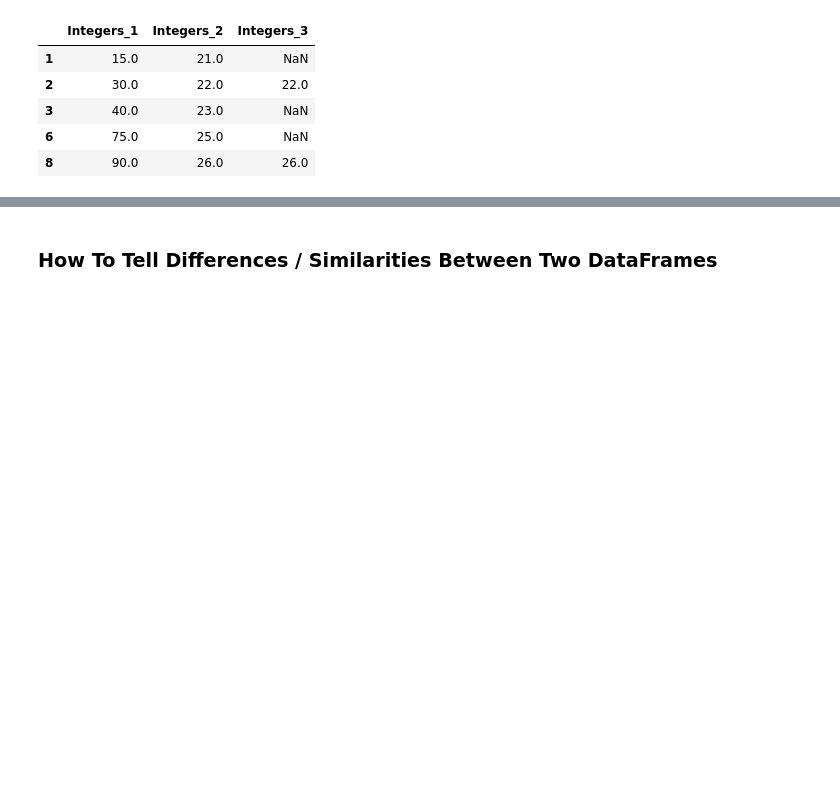
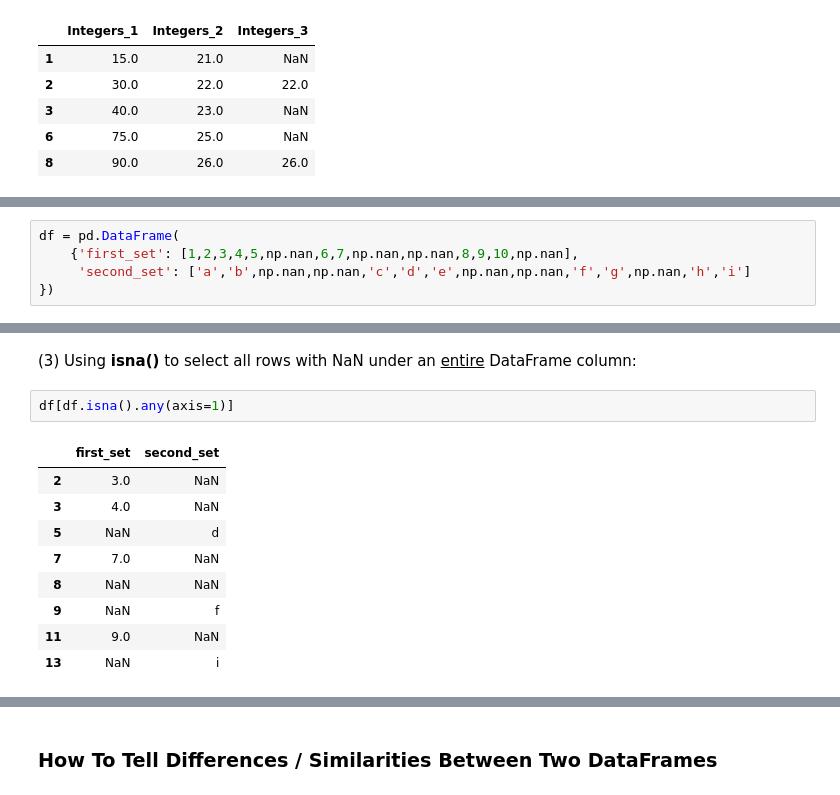
Before and after one commit to jalwalb2765/python_resources, a Jupyter notebook: 4_pandas.ipynb, the cells around one changed output, grey strips where cells are left out. Saved outputs shown, nothing was run; the diff lists cells and outputs as text; blank space fills up the shorter version.

```diff
--- a/4_pandas.ipynb
+++ b/4_pandas.ipynb
@@ -925,0 +930,5 @@ Drop Row with Nan Values in Specific Columns
+# %%
+df = pd.DataFrame(
+    {'first_set': [1,2,3,4,5,np.nan,6,7,np.nan,np.nan,8,9,10,np.nan],
+     'second_set': ['a','b',np.nan,np.nan,'c','d','e',np.nan,np.nan,'f','g',np.nan,'h','i']
+})
@@ -925,0 +955,14 @@ Drop Row with Nan Values in Specific Columns
+# %% [markdown]
+(3) Using **isna()** to select all rows with NaN under an <span style="text-decoration: underline">entire</span> DataFrame column:
+# %%
+df[df.isna().any(axis=1)]
+# %% [output]
+|  | first_set | second_set |
+| 2 | 3.0 | NaN |
+| 3 | 4.0 | NaN |
+| 5 | NaN | d |
+| 7 | 7.0 | NaN |
+| 8 | NaN | NaN |
+| 9 | NaN | f |
+| 11 | 9.0 | NaN |
+| 13 | NaN | i |
```
Also changed, not shown: parts of 7 cells of this notebook, 1 other file.
